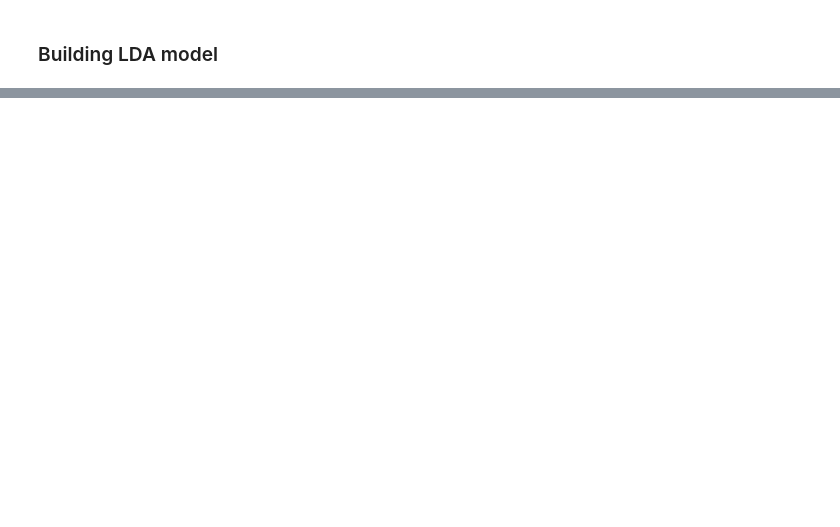
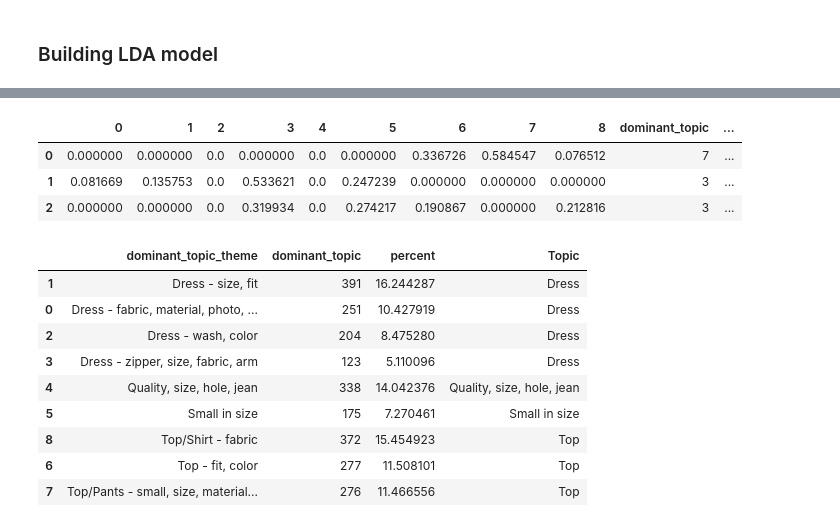
Before and after one commit to loandangnt/women-clothing, a Jupyter notebook: LDA_modelling.ipynb, the cells around one changed output, grey strips where cells are left out. Cells and saved outputs as stored; diff of their text form; code cells hidden in the pictures; blank space fills up the shorter version.

```diff
--- a/LDA_modelling.ipynb
+++ b/LDA_modelling.ipynb
@@ -364,0 +423,47 @@ len(document_topic)
+# %%
+def label_theme(row):
+    if row['dominant_topic'] == 0 :
+        return 'Top/Shirt - fabric'
+    if row['dominant_topic'] == 1 :
+        return 'Dress - wash, color'
+    if row['dominant_topic'] == 2 :
+        return 'Dress - fabric, material, photo, color, waist'
+    if row['dominant_topic'] == 3:
+        return 'Quality, size, hole, jean'
+    if row['dominant_topic']  == 4:
+        return 'Small in size'
+    if row['dominant_topic'] == 5:
+        return 'Dress - zipper, size, fabric, arm'
+    if row['dominant_topic'] == 6:
+        return 'Top/Pants - small, size, material, fit'
+    if row['dominant_topic'] == 7:
+        return 'Dress - size, fit'
+    if row['dominant_topic'] == 8:
+        return 'Top - fit, color'
+
+document_topic['dominant_topic_theme'] = document_topic.apply (lambda row: label_theme(row), axis=1)
+document_topic.head(3)
+# %% [output]
+|  | 0 | 1 | 2 | 3 | 4 | 5 | 6 | 7 | 8 | dominant_topic | ... |
+| 0 | 0.000000 | 0.000000 | 0.0 | 0.000000 | 0.0 | 0.000000 | 0.336726 | 0.584547 | 0.076512 | 7 | ... |
+| 1 | 0.081669 | 0.135753 | 0.0 | 0.533621 | 0.0 | 0.247239 | 0.000000 | 0.000000 | 0.000000 | 3 | ... |
+| 2 | 0.000000 | 0.000000 | 0.0 | 0.319934 | 0.0 | 0.274217 | 0.190867 | 0.000000 | 0.212816 | 3 | ... |
+# %%
+a = document_topic.groupby('dominant_topic_theme')['dominant_topic'].count().reset_index()
+a['percent'] = a['dominant_topic']/(a['dominant_topic'].sum(axis=0))*100
+b = a.sort_values(['dominant_topic_theme','dominant_topic'],ascending=[True,False])
+x = ['Dress','Dress','Dress','Dress','Quality, size, hole, jean',
+    'Small in size','Top','Top','Top']
+b['Topic'] = x
+b.sort_values(['Topic','percent'],ascending=[True,False])
+# %% [output]
+|  | dominant_topic_theme | dominant_topic | percent | Topic |
+| 1 | Dress - size, fit | 391 | 16.244287 | Dress |
+| 0 | Dress - fabric, material, photo, ... | 251 | 10.427919 | Dress |
+| 2 | Dress - wash, color | 204 | 8.475280 | Dress |
+| 3 | Dress - zipper, size, fabric, arm | 123 | 5.110096 | Dress |
+| 4 | Quality, size, hole, jean | 338 | 14.042376 | Quality, size, hole, jean |
+| 5 | Small in size | 175 | 7.270461 | Small in size |
+| 8 | Top/Shirt - fabric | 372 | 15.454923 | Top |
+| 6 | Top - fit, color | 277 | 11.508101 | Top |
+| 7 | Top/Pants - small, size, material... | 276 | 11.466556 | Top |
```
Also changed, not shown: parts of 68 cells of this notebook.
